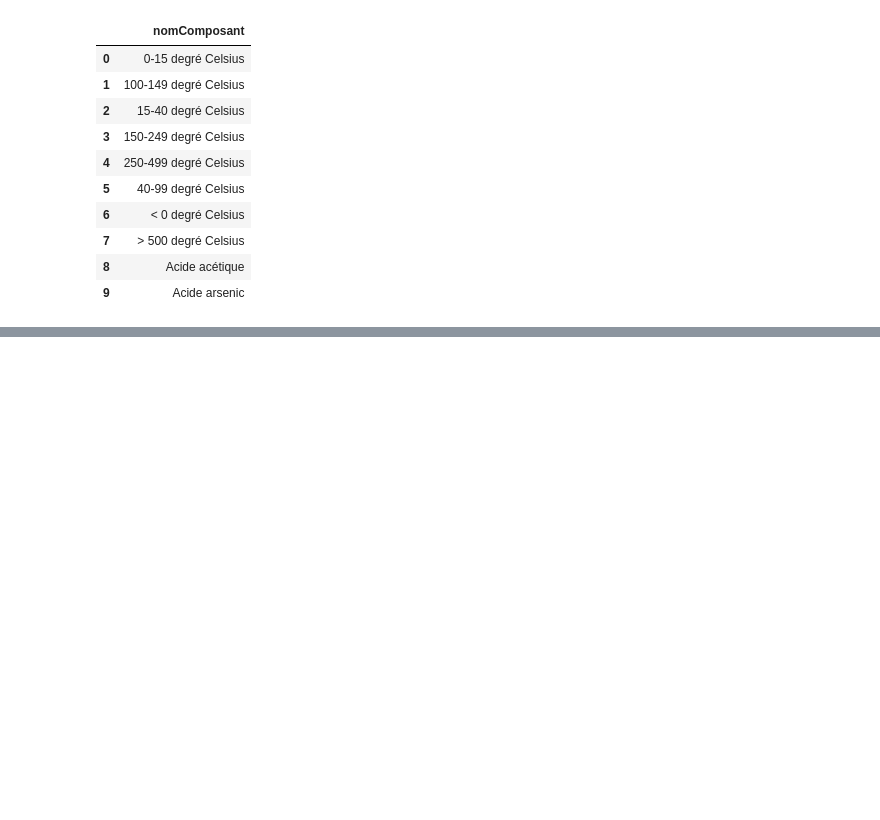
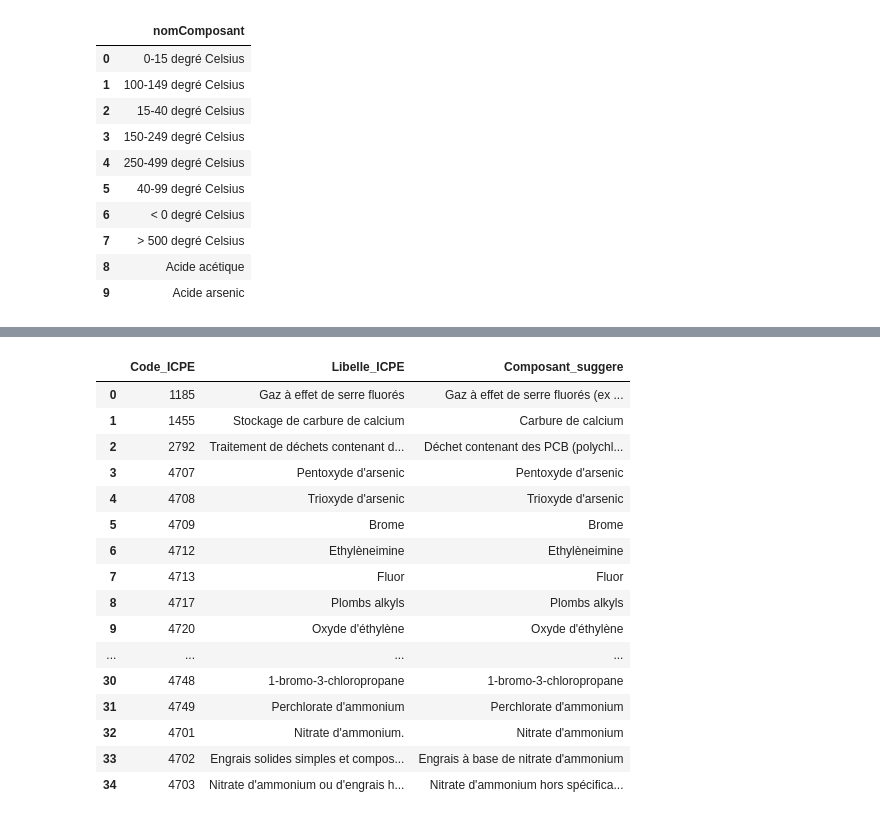
Before and after one commit to EstherHoudant/Hackaton_entreprises_emettrices, a Jupyter notebook: lien_ICPE_EDF.ipynb, the cells around one changed output, grey strips where cells are left out. Drawn from its saved outputs; the diff is of its cells as text; code cells hidden in the pictures; blank space fills up the shorter version.

```diff
--- a/lien_ICPE_EDF.ipynb
+++ b/lien_ICPE_EDF.ipynb
@@ -49,0 +115,20 @@ Si le lien est explicite établit la correspondance entre le numéro ICPE et les
+# %%
+a_creer.head(35)
+# %% [output]
+|  | Code_ICPE | Libelle_ICPE | Composant_suggere |
+| 0 | 1185 | Gaz à effet de serre fluorés | Gaz à effet de serre fluorés (ex ... |
+| 1 | 1455 | Stockage de carbure de calcium | Carbure de calcium |
+| 2 | 2792 | Traitement de déchets contenant d... | Déchet contenant des PCB (polychl... |
+| 3 | 4707 | Pentoxyde d'arsenic | Pentoxyde d'arsenic |
+| 4 | 4708 | Trioxyde d'arsenic | Trioxyde d'arsenic |
+| 5 | 4709 | Brome | Brome |
+| 6 | 4712 | Ethylèneimine | Ethylèneimine |
+| 7 | 4713 | Fluor | Fluor |
+| 8 | 4717 | Plombs alkyls | Plombs alkyls |
+| 9 | 4720 | Oxyde d'éthylène | Oxyde d'éthylène |
+| ... | ... | ... | ... |
+| 30 | 4748 | 1-bromo-3-chloropropane | 1-bromo-3-chloropropane |
+| 31 | 4749 | Perchlorate d'ammonium | Perchlorate d'ammonium |
+| 32 | 4701 | Nitrate d'ammonium. | Nitrate d'ammonium |
+| 33 | 4702 | Engrais solides simples et compos... | Engrais à base de nitrate d'ammonium |
+| 34 | 4703 | Nitrate d'ammonium ou d'engrais h... | Nitrate d'ammonium hors spécifica... |
```
Also changed, not shown: parts of 6 cells of this notebook, 4 other files.
